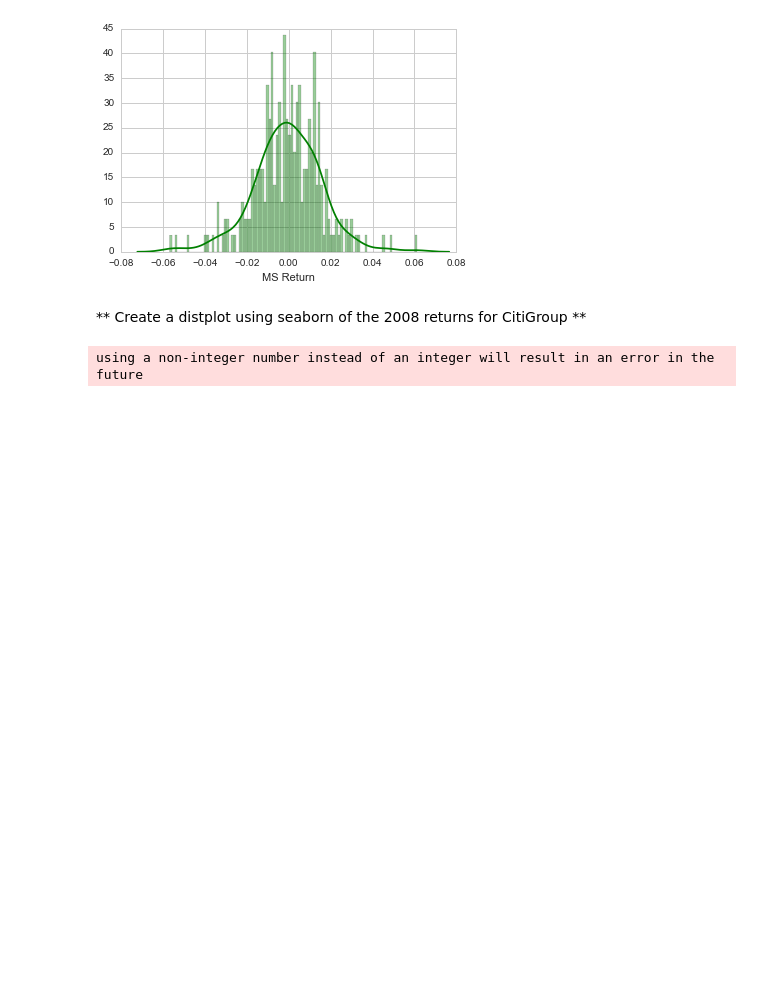
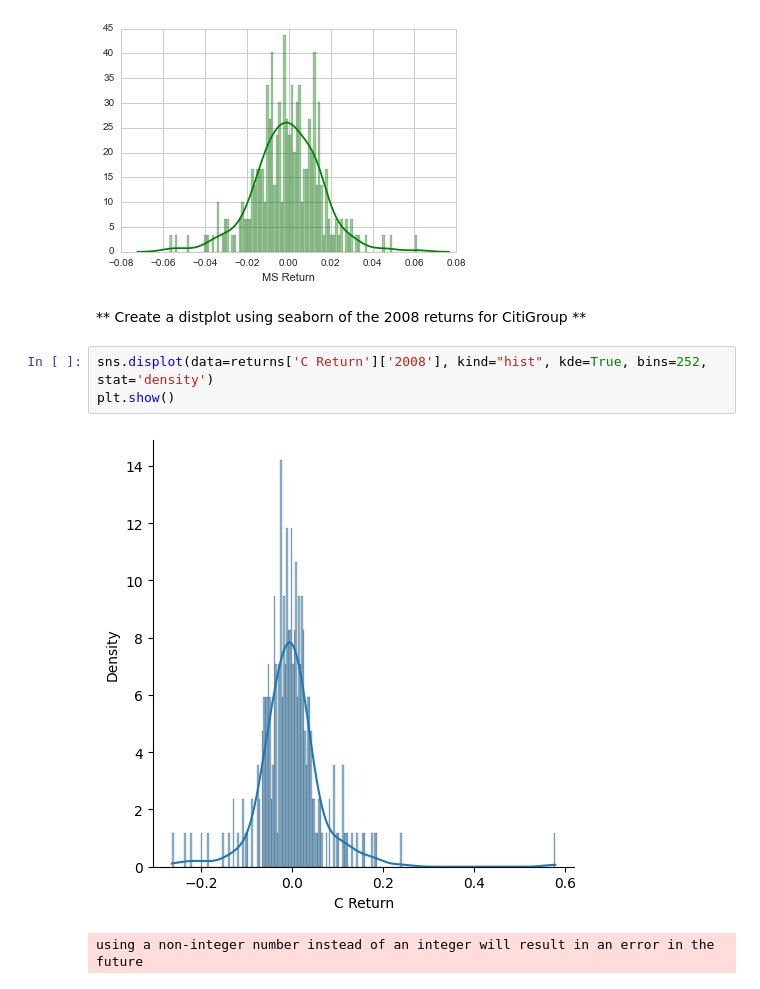
Before and after one commit to Gbohunmi/Python-for-Data-Science-and-Machine-Learning-Bootcamp-master, a Jupyter notebook: 10-Data-Capstone-Projects/03-Finance Project.ipynb, the cells around one changed output. Drawn from its saved outputs; the diff is of its cells as text; blank space fills up the shorter version.

Commit message:
C Returns 2008 Distplot

```diff
--- a/10-Data-Capstone-Projects/03-Finance Project.ipynb
+++ b/10-Data-Capstone-Projects/03-Finance Project.ipynb
@@ -338,6 +338,11 @@ using a non-integer number instead of an integer will result in an error in the
 [figure]
 # %% [markdown]
 ** Create a distplot using seaborn of the 2008 returns for CitiGroup **
+# %%
+sns.displot(data=returns['C Return']['2008'], kind="hist", kde=True, bins=252, stat='density')
+plt.show()
+# %% [output]
+[figure, added]
 # %%
 # %% [output]
 using a non-integer number instead of an integer will result in an error in the future
```
